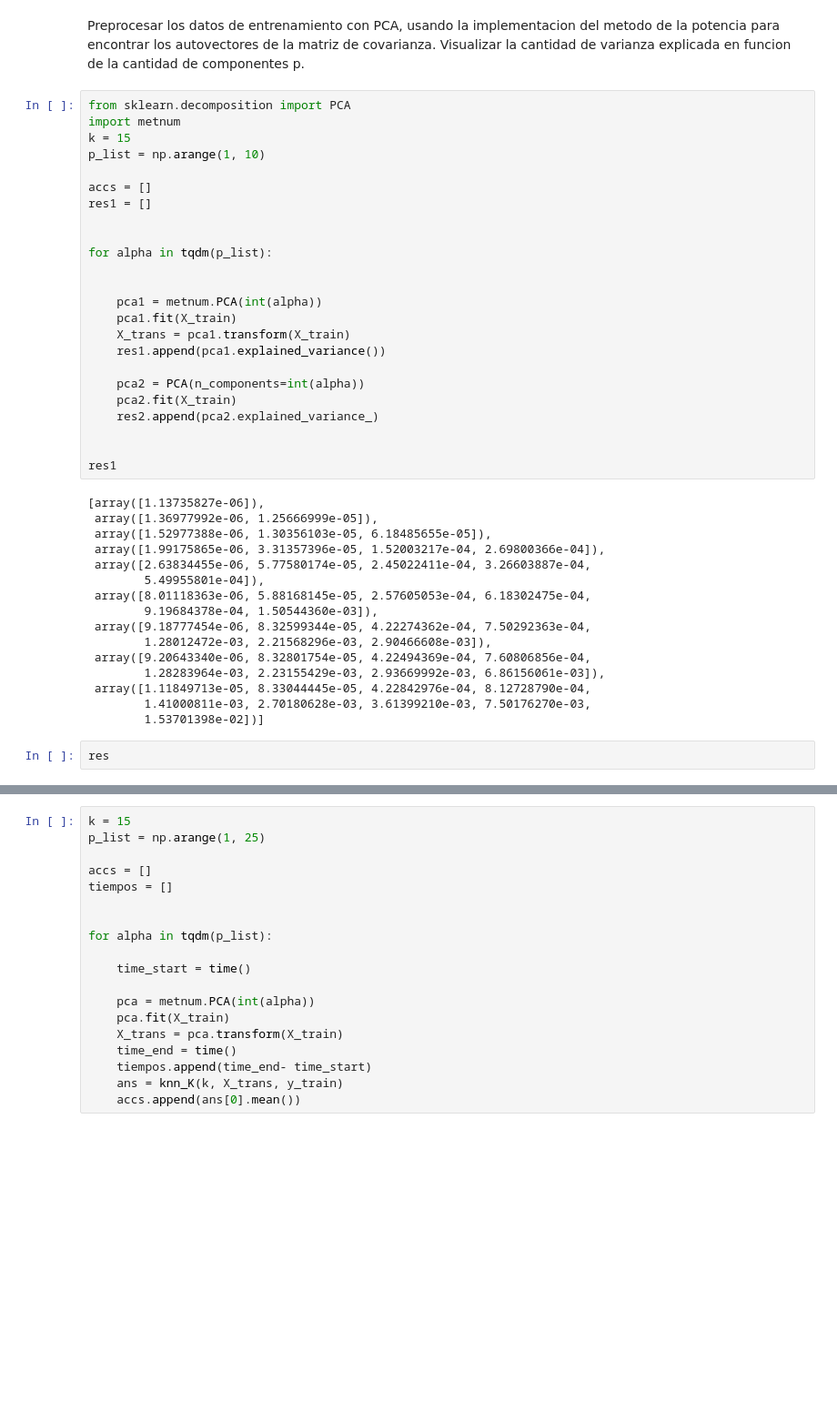
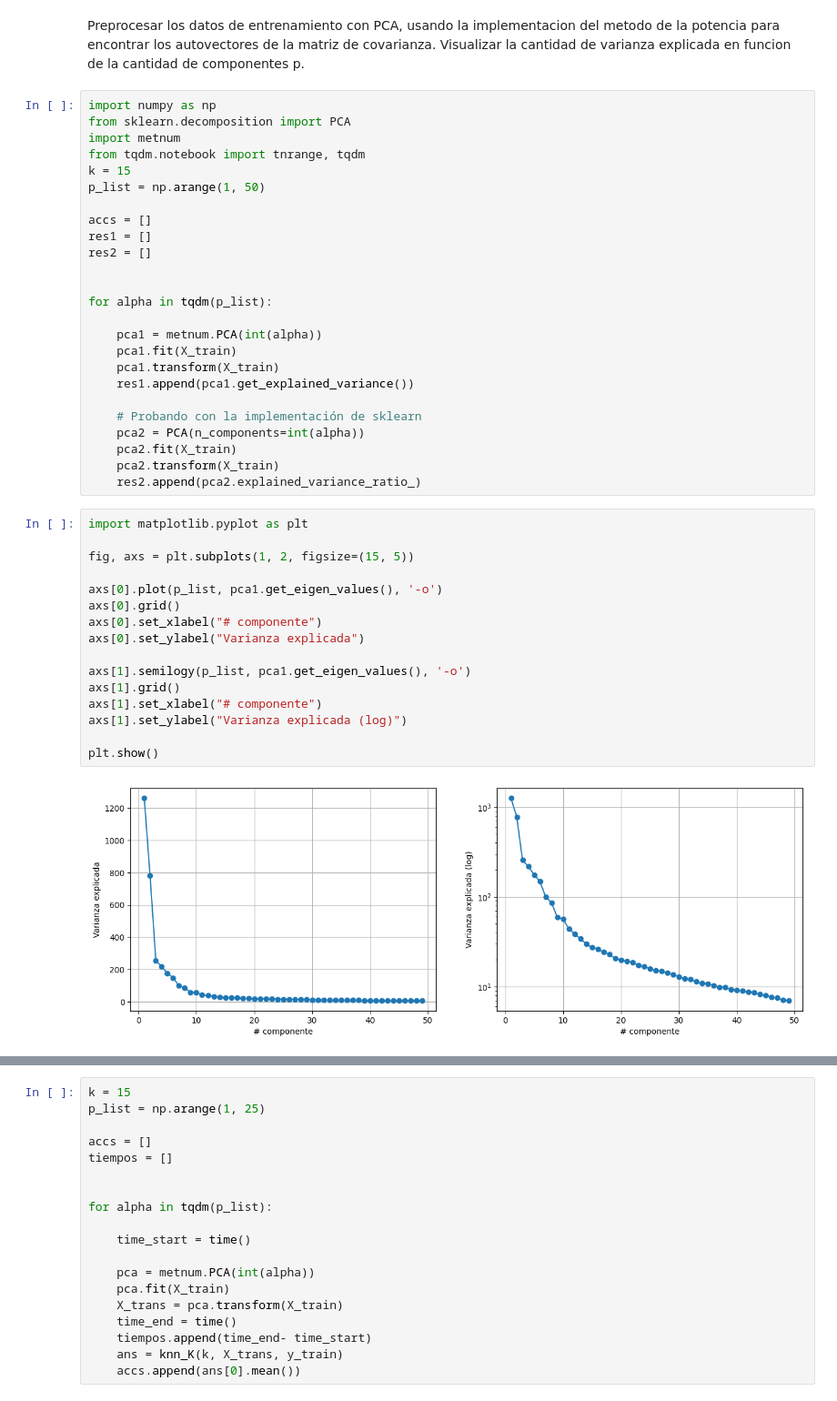
Before and after one commit to GonzaloConsoli/tp2-metodos, a Jupyter notebook: notebooks/tp2.ipynb, the cells around one changed output, grey strips where cells are left out. Shown: that part at 91% size. Saved outputs shown, nothing was run; the diff lists cells and outputs as text; blank space fills up the shorter version.

```diff
--- a/notebooks/tp2.ipynb
+++ b/notebooks/tp2.ipynb
@@ -147,44 +155,45 @@ Preprocesar los datos de entrenamiento con PCA, usando la implementacion del
 metodo de la potencia para encontrar los autovectores de la matriz de covarianza.
 Visualizar la cantidad de varianza explicada en funcion de la cantidad de componentes p.
 # %%
+import numpy as np
 from sklearn.decomposition import PCA
 import metnum
+from tqdm.notebook import tnrange, tqdm
 k = 15
-p_list = np.arange(1, 10)
+p_list = np.arange(1, 50)
 
 accs = []
 res1 = []
+res2 = []
 
 
 for alpha in tqdm(p_list):
 
-
     pca1 = metnum.PCA(int(alpha))
     pca1.fit(X_train)
-    X_trans = pca1.transform(X_train)
-    res1.append(pca1.explained_variance())
+    pca1.transform(X_train)
+    res1.append(pca1.get_explained_variance())
 
+    # Probando con la implementación de sklearn
     pca2 = PCA(n_components=int(alpha))
     pca2.fit(X_train)
-    res2.append(pca2.explained_variance_)
-
-
-res1
+    pca2.transform(X_train)
+    res2.append(pca2.explained_variance_ratio_)
-# %% [output]
-[array([1.13735827e-06]),
- array([1.36977992e-06, 1.25666999e-05]),
- array([1.52977388e-06, 1.30356103e-05, 6.18485655e-05]),
- array([1.99175865e-06, 3.31357396e-05, 1.52003217e-04, 2.69800366e-04]),
- array([2.63834455e-06, 5.77580174e-05, 2.45022411e-04, 3.26603887e-04,
-        5.49955801e-04]),
- array([8.01118363e-06, 5.88168145e-05, 2.57605053e-04, 6.18302475e-04,
-        9.19684378e-04, 1.50544360e-03]),
- array([9.18777454e-06, 8.32599344e-05, 4.22274362e-04, 7.50292363e-04,
-        1.28012472e-03, 2.21568296e-03, 2.90466608e-03]),
- array([9.20643340e-06, 8.32801754e-05, 4.22494369e-04, 7.60806856e-04,
-        1.28283964e-03, 2.23155429e-03, 2.93669992e-03, 6.86156061e-03]),
- array([1.11849713e-05, 8.33044445e-05, 4.22842976e-04, 8.12728790e-04,
-        1.41000811e-03, 2.70180628e-03, 3.61399210e-03, 7.50176270e-03,
-        1.53701398e-02])]
-# %%
-res
+# %%
+import matplotlib.pyplot as plt
+
+fig, axs = plt.subplots(1, 2, figsize=(15, 5))
+
+axs[0].plot(p_list, pca1.get_eigen_values(), '-o')
+axs[0].grid()
+axs[0].set_xlabel("# componente")
+axs[0].set_ylabel("Varianza explicada")
+
+axs[1].semilogy(p_list, pca1.get_eigen_values(), '-o')
+axs[1].grid()
+axs[1].set_xlabel("# componente")
+axs[1].set_ylabel("Varianza explicada (log)")
+
+plt.show()
+# %% [output]
+[figure, added]
```
Also changed, not shown: parts of 18 cells of this notebook, 4 other files.
